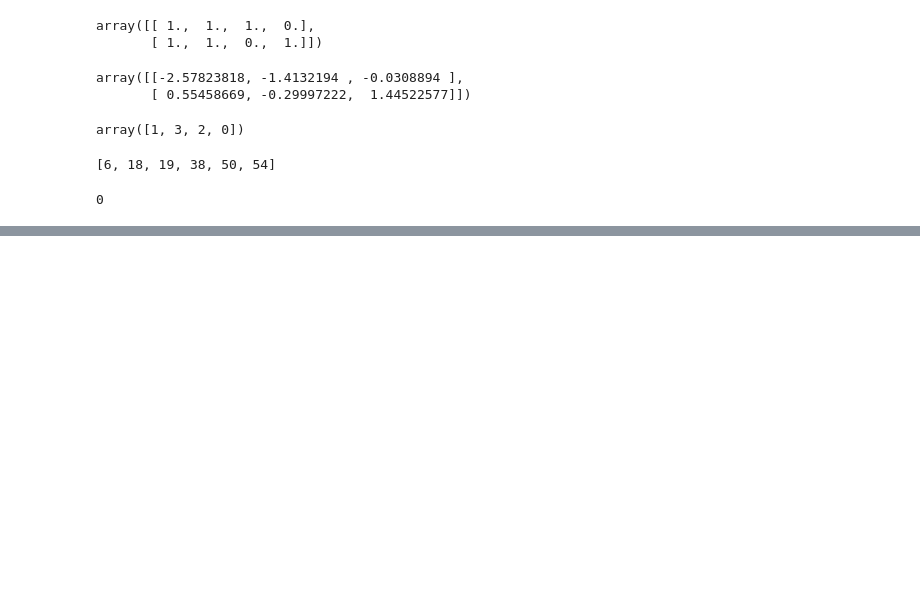
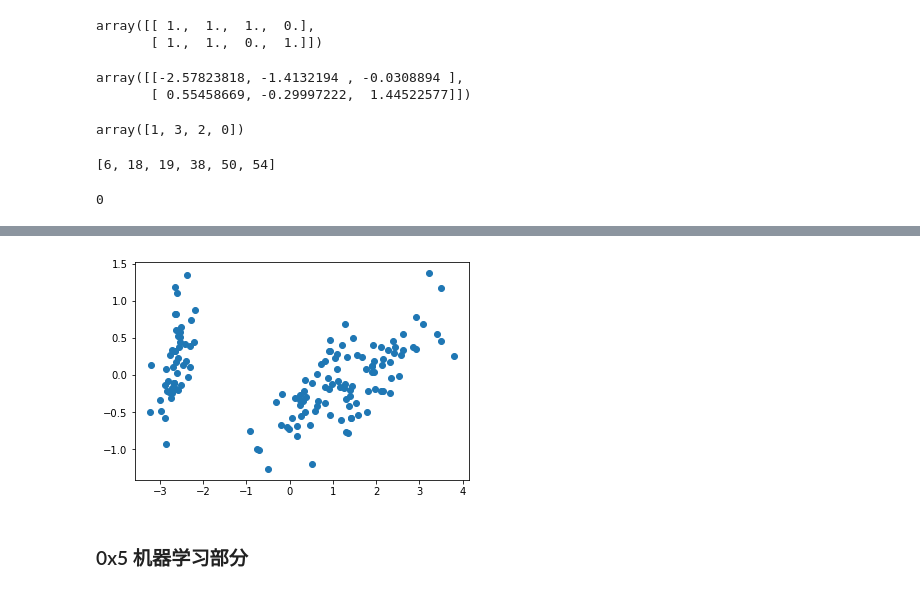
Before and after one commit to yikayiyo/ex_py, a Jupyter notebook: jupyter/全栈数据入门.ipynb, the cells around one changed output, grey strips where cells are left out. Saved outputs shown, nothing was run; the diff lists cells and outputs as text; code cells hidden in the pictures; blank space fills up the shorter version.

```diff
--- a/jupyter/全栈数据入门.ipynb
+++ b/jupyter/全栈数据入门.ipynb
@@ -284,0 +308,28 @@ np.searchsorted(data2,2)
+# %%
+# 特征值分解实现pca
+import numpy as np
+from sklearn.datasets import load_iris
+#load data
+data = load_iris().data
+mean_val = np.mean(data,axis=0)
+meaned_data = data - mean_val
+# 特征均值都接近0了
+print('特征均值:\n',np.mean(meaned_data,axis=0))
+meaned_data[:5,:]
+#求协方差,rowvar=False表示列为特征
+cov_mat = np.cov(meaned_data,rowvar=False)
+print('Shape: \n',cov_mat.shape)
+#求特征值和特征向量
+eig_vals,eig_vects = np.linalg.eig(np.mat(cov_mat))
+print('特征值：\n',eig_vals)
+print('特征向量：\n',eig_vects)
+sorted_index = np.argsort(-eig_vals)
+print('排序索引：\n',sorted_index)
+#取最大的两个特征值
+topn_index = sorted_index[:2]
+print('最大的2个特征索引：\n',topn_index)
+topn_vects = eig_vects[:,:2]
+print('对应的2个特征向量：\n',topn_vects)
+# pca_data = meaned_data * topn_vects
+pca_data = np.dot(meaned_data,topn_vects)
+print('pca降维后的数据：\n',pca_data[:5,:])
@@ -284,0 +354,9 @@ np.searchsorted(data2,2)
+# %%
+#sk自带的pca是奇异值分解实现的
+from sklearn.decomposition import PCA
+pca = PCA(n_components=2)
+print ('模型\n',pca)
+pca_data2 = pca.fit_transform(data)
+print('pca降维后的数据：\n',pca_data2[:5,:])
+print('特征值的比例：\n',pca.explained_variance_ratio_)
+print('降维后的占比：',sum(pca.explained_variance_ratio_))
@@ -284,0 +376,12 @@ np.searchsorted(data2,2)
+# %%
+#降维后的可视化说明降维对数据起到了作用
+from matplotlib import pyplot as plt
+# plt.scatter(pca_data[:5,0],pca_data[:5,1])
+lt = pca_data2.tolist()
+da,db = zip(*lt)
+plt.scatter(da,db)
+plt.show()
+# %% [output]
+[figure, added]
+# %% [markdown]
+### 0x5 机器学习部分
```
Also changed, not shown: parts of 10 cells of this notebook.
